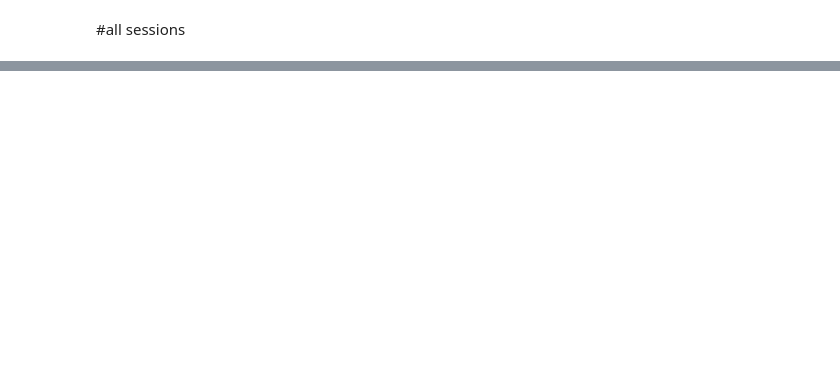
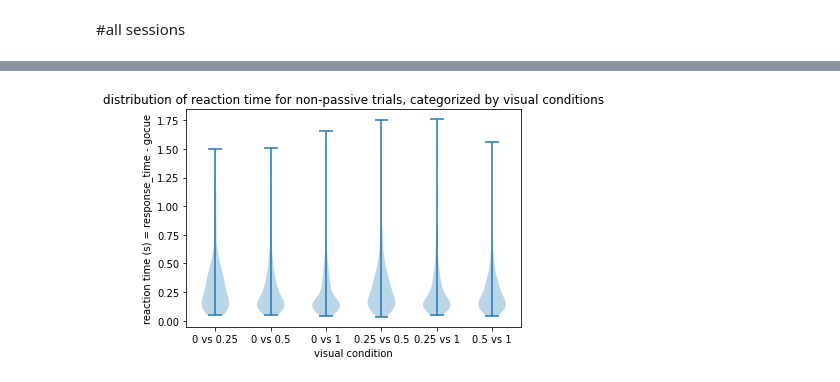
Before and after one commit to mitchellostrow/NM2020, a Jupyter notebook: Steinmetz_behaviour.ipynb, the cells around one changed output, grey strips where cells are left out. Cells and saved outputs as stored; diff of their text form; code cells hidden in the pictures; blank space fills up the shorter version.

```diff
--- a/Steinmetz_behaviour.ipynb
+++ b/Steinmetz_behaviour.ipynb
@@ -253,0 +369,36 @@ chi2_contingency(contingency)
+# %%
+#@title distribution of reaction time for all non-passive trials, categorized by visual conditions
+a = combined_react_time[np.logical_or(
+                        np.logical_and(combined_response!=0,np.logical_and(combined_vis_left==0, combined_vis_right==0.25)),
+                        np.logical_and(combined_response!=0,np.logical_and(combined_vis_left==0.25, combined_vis_right==0)))].squeeze()
+b = combined_react_time[np.logical_or(
+                        np.logical_and(combined_response!=0,np.logical_and(combined_vis_left==0, combined_vis_right==0.5)),
+                        np.logical_and(combined_response!=0,np.logical_and(combined_vis_left==0.5, combined_vis_right==0)))].squeeze()
+c = combined_react_time[np.logical_or(
+                        np.logical_and(combined_response!=0,np.logical_and(combined_vis_left==0, combined_vis_right==1)),
+                        np.logical_and(combined_response!=0,np.logical_and(combined_vis_left==1, combined_vis_right==0)))].squeeze()
+d = combined_react_time[np.logical_or(
+                        np.logical_and(combined_response!=0,np.logical_and(combined_vis_left==0.25, combined_vis_right==0.5)),
+                        np.logical_and(combined_response!=0,np.logical_and(combined_vis_left==0.5, combined_vis_right==0.25)))].squeeze()
+e = combined_react_time[np.logical_or(
+                        np.logical_and(combined_response!=0,np.logical_and(combined_vis_left==0.25, combined_vis_right==1)),
+                        np.logical_and(combined_response!=0,np.logical_and(combined_vis_left==1, combined_vis_right==0.25)))].squeeze()
+f = combined_react_time[np.logical_or(
+                        np.logical_and(combined_response!=0,np.logical_and(combined_vis_left==0.5, combined_vis_right==1)),
+                        np.logical_and(combined_response!=0,np.logical_and(combined_vis_left==1, combined_vis_right==0.5)))].squeeze()
+
+to_plot = [a,b,c,d,e,f]
+
+labels = list(total_dict.keys())
+
+plt.figure()
+ax = plt.subplot()
+plt.violinplot(to_plot)
+ax.set_xticks([1,2,3,4,5,6])
+ax.set_xticklabels(labels)
+ax.set_xlabel('visual condition')
+ax.set_ylabel('reaction time (s) = response_time - gocue')
+ax.set_title('distribution of reaction time for non-passive trials, categorized by visual conditions')
+plt.show()
+# %% [output]
+[figure, added]
```
Also changed, not shown: parts of 12 cells of this notebook.
